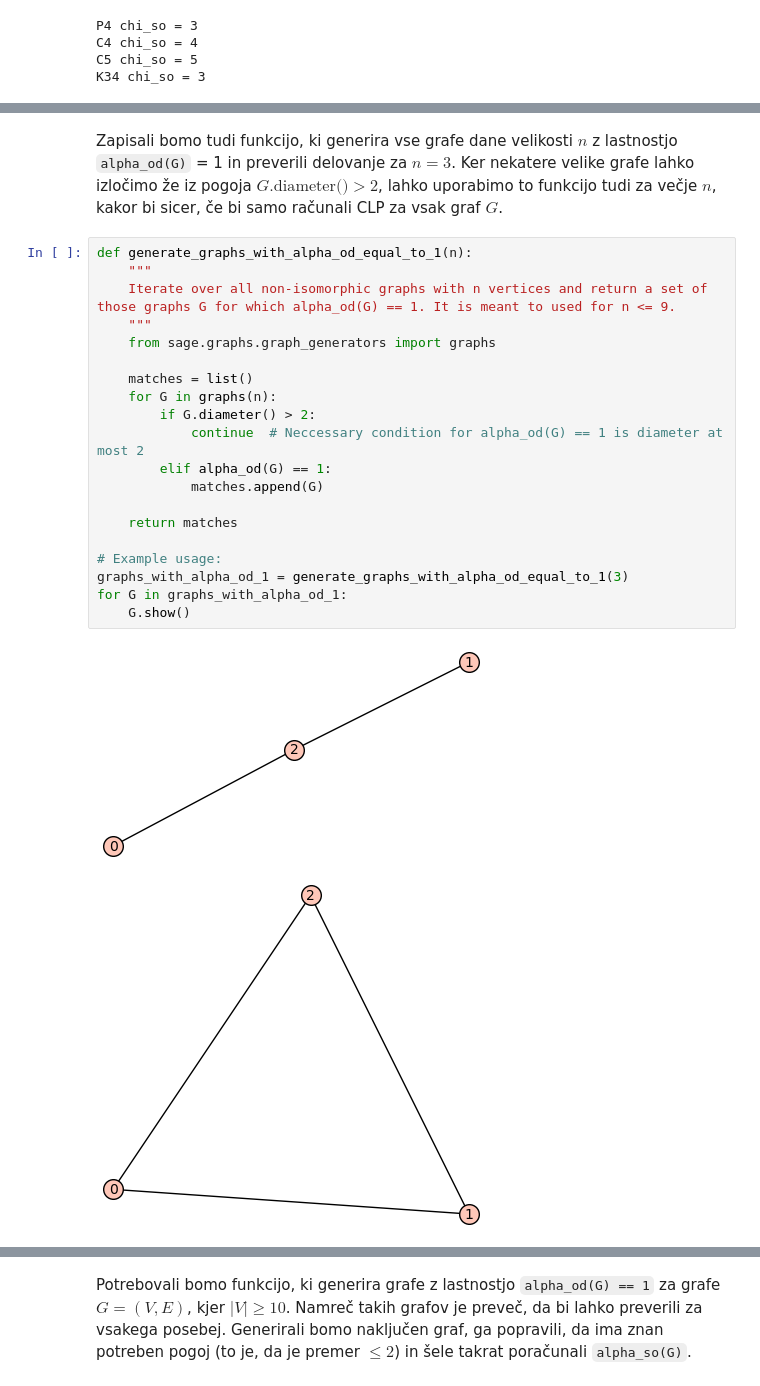
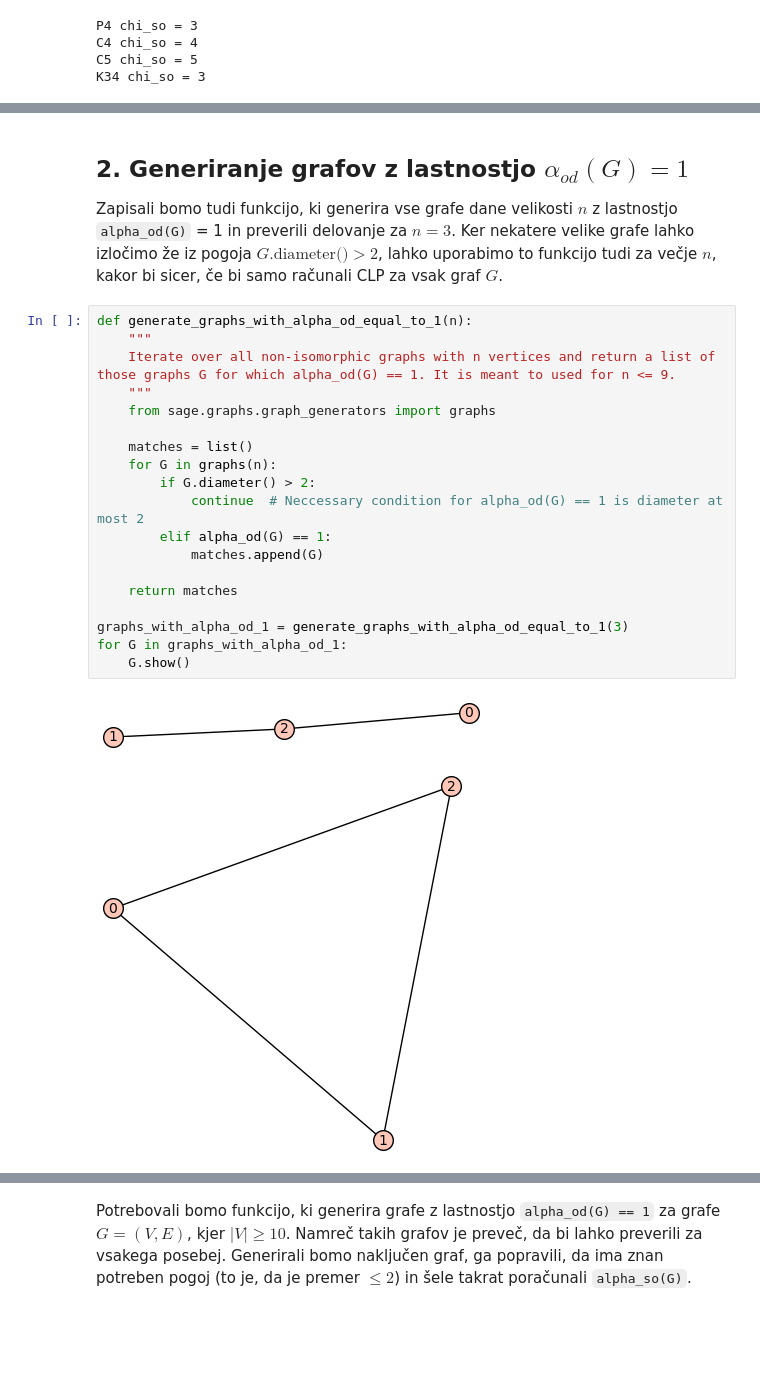
Before and after one commit to tilenzabkar/fp-projekt, a Jupyter notebook: main.ipynb, the cells around one changed output, grey strips where cells are left out. Cells and saved outputs as stored; diff of their text form; blank space fills up the shorter version.

```diff
--- a/main.ipynb
+++ b/main.ipynb
@@ -112,25 +168,26 @@ K34 chi_so = 3
 # %% [markdown]
+## 2. Generiranje grafov z lastnostjo $\alpha_{od}(G) = 1$
+
 Zapisali bomo tudi funkcijo, ki generira vse grafe dane velikosti $n$ z lastnostjo `alpha_od(G)` = 1 in preverili delovanje za $n = 3$. Ker nekatere velike grafe lahko izločimo že iz pogoja $G.\text{diameter()} > 2$, lahko uporabimo to funkcijo tudi za večje $n$, kakor bi sicer, če bi samo računali CLP za vsak graf $G$.
 # %%
 def generate_graphs_with_alpha_od_equal_to_1(n):
     """
-    Iterate over all non-isomorphic graphs with n vertices and return a set of those graphs G for which alpha_od(G) == 1. It is meant to used for n <= 9.
+    Iterate over all non-isomorphic graphs with n vertices and return a list of those graphs G for which alpha_od(G) == 1. It is meant to used for n <= 9.
     """
     from sage.graphs.graph_generators import graphs
 
     matches = list()
     for G in graphs(n):
         if G.diameter() > 2:
             continue  # Neccessary condition for alpha_od(G) == 1 is diameter at most 2
         elif alpha_od(G) == 1:
             matches.append(G)
 
     return matches
 
-# Example usage:
 graphs_with_alpha_od_1 = generate_graphs_with_alpha_od_equal_to_1(3)
 for G in graphs_with_alpha_od_1:
     G.show()
 # %% [output]
-[figure, old version]
+[figure, new version]
-[figure, old version]
+[figure, new version]
```
Also changed, not shown: parts of 27 cells of this notebook, 2 other files.
